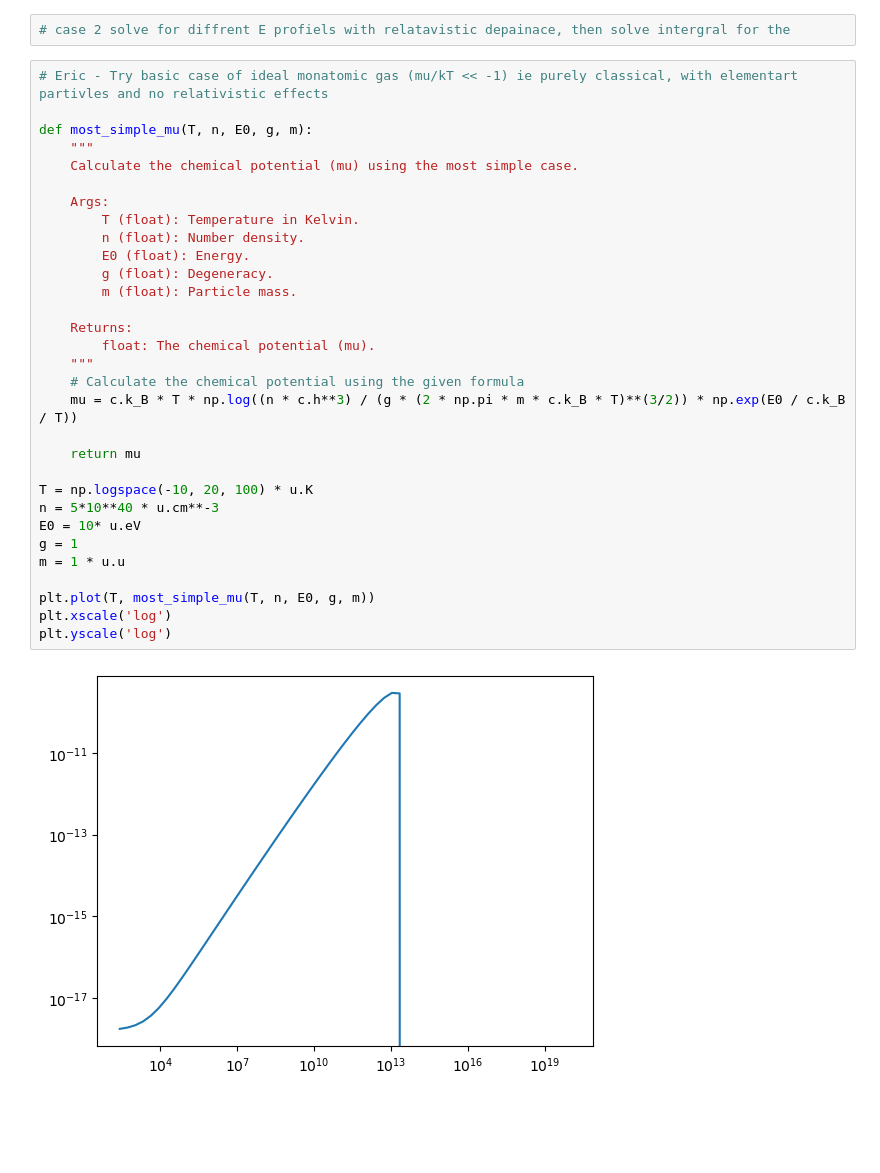
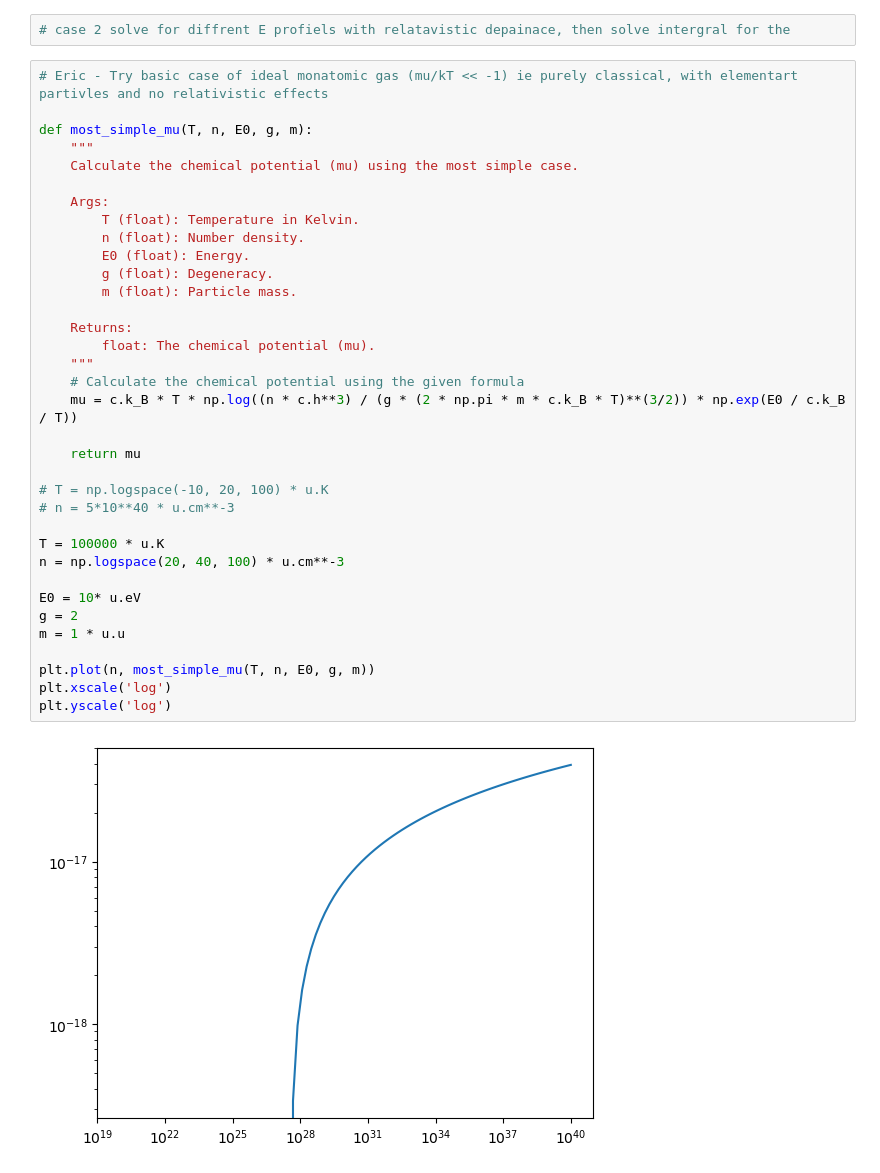
Before and after one commit to EricMullerAU/Stars-Project, a Jupyter notebook: Jason_crap/rel_start.ipynb, the cells around one changed output. Drawn from its saved outputs; the diff is of its cells as text; blank space fills up the shorter version.

```diff
--- a/Jason_crap/rel_start.ipynb
+++ b/Jason_crap/rel_start.ipynb
@@ -31,33 +31,37 @@ plt.show()
 # %%
 # Eric - Try basic case of ideal monatomic gas (mu/kT << -1) ie purely classical, with elementart partivles and no relativistic effects
 
 def most_simple_mu(T, n, E0, g, m):
     """
     Calculate the chemical potential (mu) using the most simple case.
 
     Args:
         T (float): Temperature in Kelvin.
         n (float): Number density.
         E0 (float): Energy.
         g (float): Degeneracy.
         m (float): Particle mass.
 
     Returns:
         float: The chemical potential (mu).
     """
     # Calculate the chemical potential using the given formula
     mu = c.k_B * T * np.log((n * c.h**3) / (g * (2 * np.pi * m * c.k_B * T)**(3/2)) * np.exp(E0 / c.k_B / T))
 
     return mu
 
-T = np.logspace(-10, 20, 100) * u.K
-n = 5*10**40 * u.cm**-3
+# T = np.logspace(-10, 20, 100) * u.K
+# n = 5*10**40 * u.cm**-3
+
+T = 100000 * u.K
+n = np.logspace(20, 40, 100) * u.cm**-3
+
 E0 = 10* u.eV
-g = 1
+g = 2
 m = 1 * u.u
 
-plt.plot(T, most_simple_mu(T, n, E0, g, m))
+plt.plot(n, most_simple_mu(T, n, E0, g, m))
 plt.xscale('log')
 plt.yscale('log')
 # %% [output]
-[figure, old version]
+[figure, new version]
```
Also changed, not shown: parts of 2 cells of this notebook.
